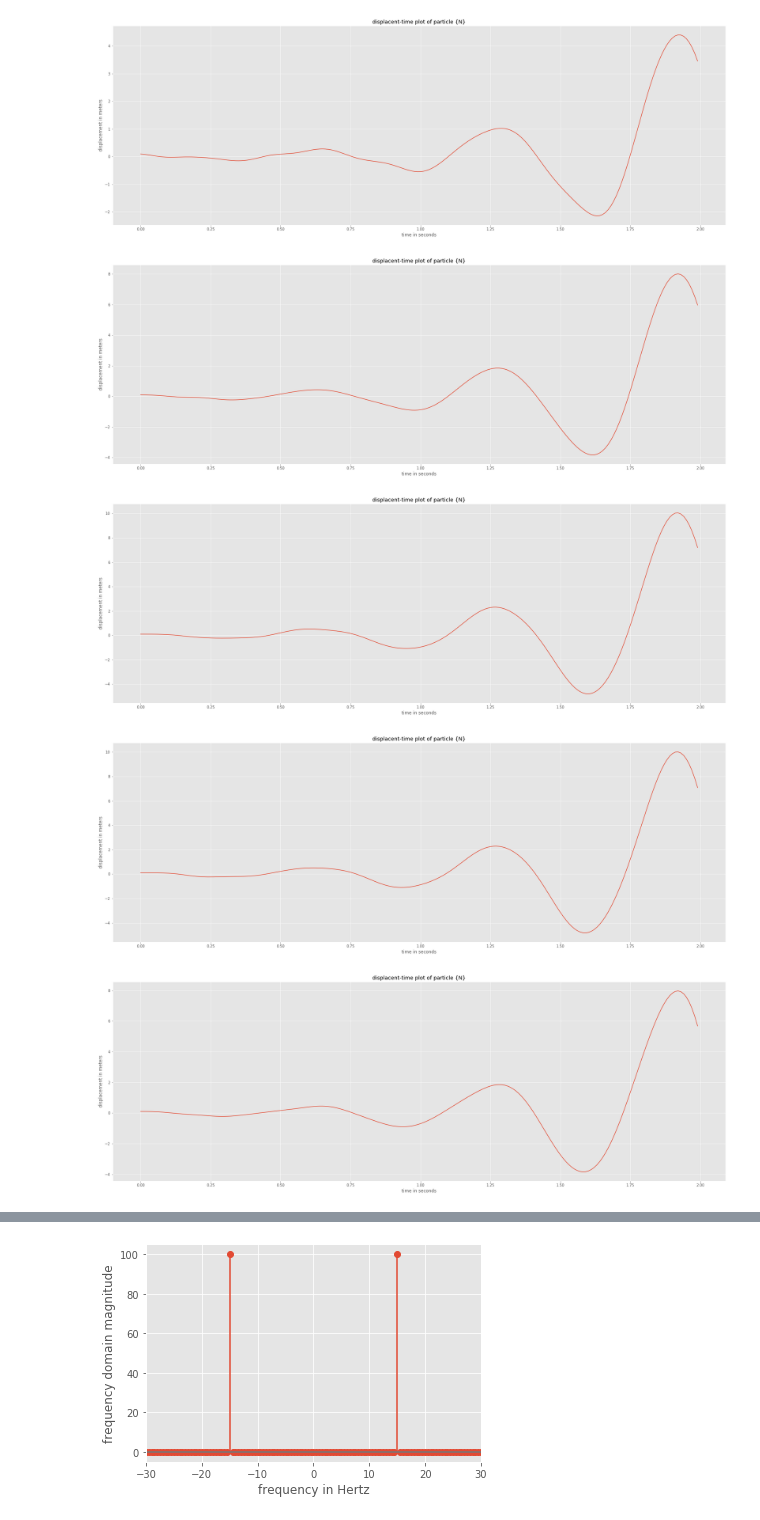
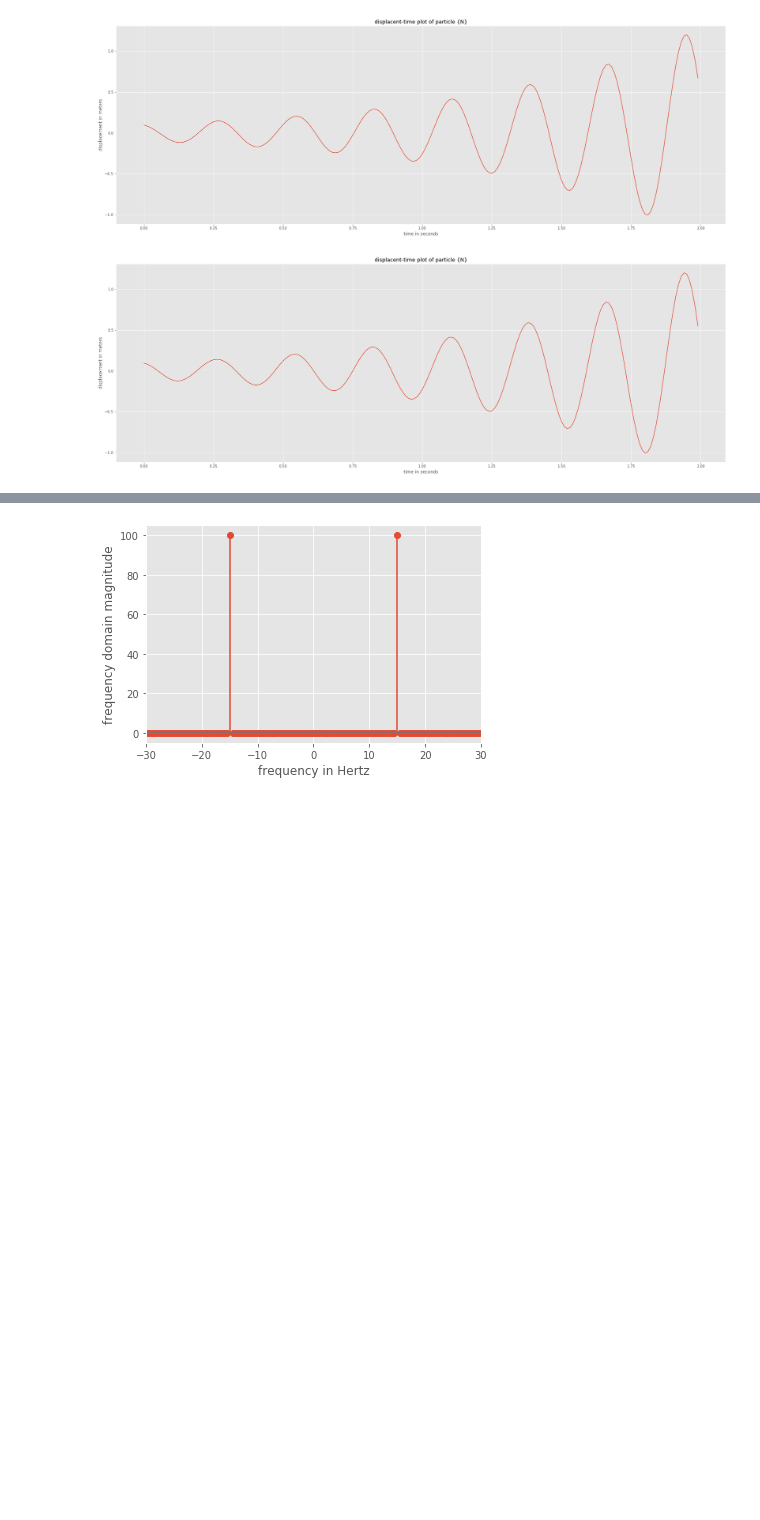
Before and after one commit to Aasrith1906/Mentorship-Program, a Jupyter notebook: session 2/session 2.ipynb, the cells around one changed output, grey strips where cells are left out. Saved outputs shown, nothing was run; the diff lists cells and outputs as text; code cells hidden in the pictures; blank space fills up the shorter version.

```diff
--- a/session 2/session 2.ipynb
+++ b/session 2/session 2.ipynb
@@ -144,7 +144,7 @@ class CHO(): #CHO - coupled harmonic oscillator
 # %%
 #oscillator with 2 masses
 
-o = CHO(6 , 0.1 , 100 , 2)
+o = CHO(2 , 0.1 , 100 , 2)
 o.VerletAlgorithm()
 o.PlotDisplacement()
 # %% [output]
@@ -152,10 +152,7 @@ o.PlotDisplacement()
 # %%
-for i in range(6):
+for i in range(2):
 
     o.PSD(i)
 # %% [output]
-[figure, old version]
+[figure, new version]
-[figure, old version]
+[figure, new version]
-[figure, removed]
-[figure, removed]
-[figure, removed]
```
Also changed, not shown: parts of 4 cells of this notebook.
